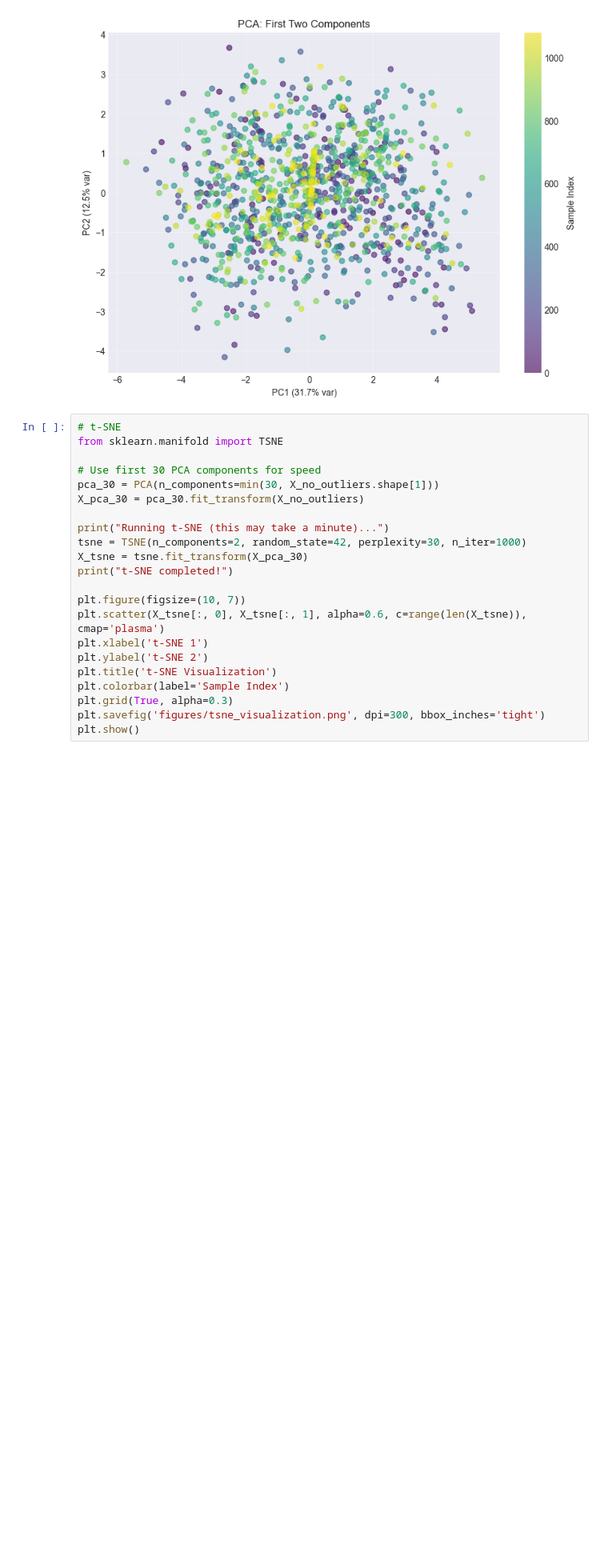
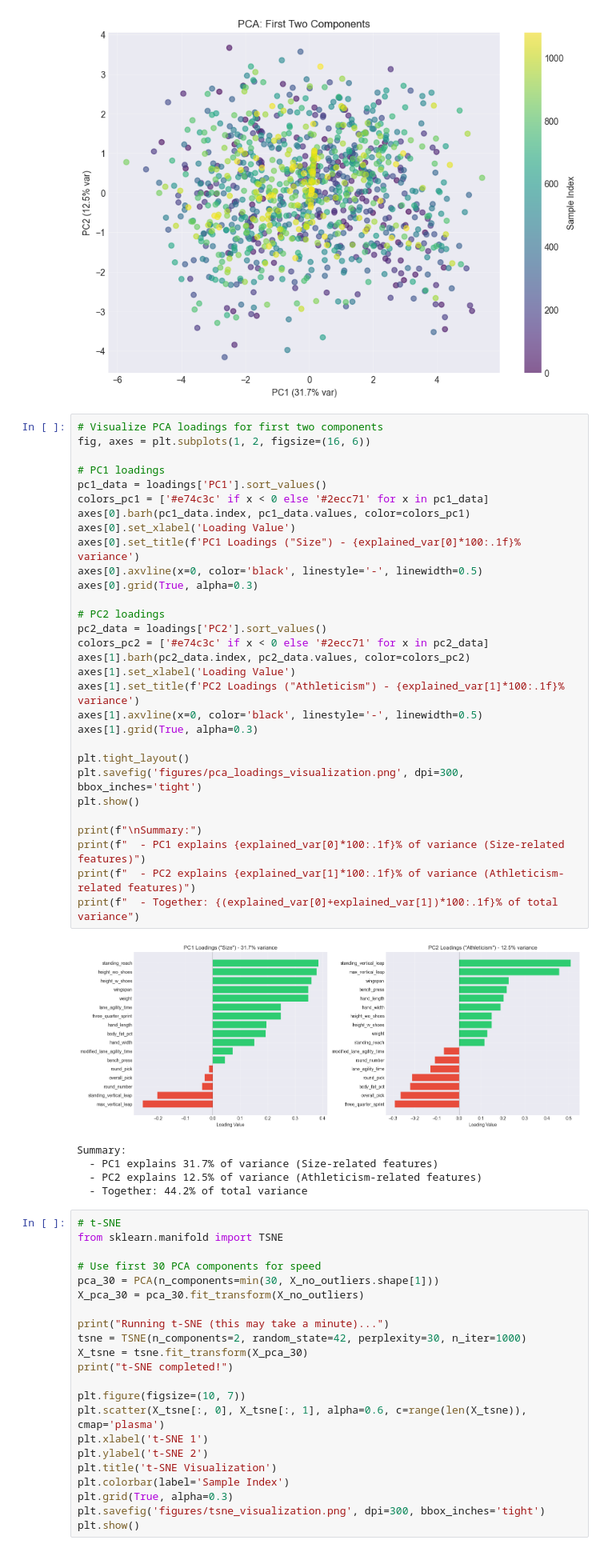
Before and after one commit to andjixi/nba-player-analysis, a Jupyter notebook: nba_data_analysis.ipynb, the cells around one changed output. Shown at 80% size. Drawn from its saved outputs; the diff is of its cells as text; blank space fills up the shorter version.

```diff
--- a/nba_data_analysis.ipynb
+++ b/nba_data_analysis.ipynb
@@ -370,6 +448,42 @@ plt.savefig('figures/pca_2d_projection.png', dpi=300, bbox_inches='tight')
 plt.show()
 # %% [output]
 [figure]
+# %%
+# Visualize PCA loadings for first two components
+fig, axes = plt.subplots(1, 2, figsize=(16, 6))
+
+# PC1 loadings
+pc1_data = loadings['PC1'].sort_values()
+colors_pc1 = ['#e74c3c' if x < 0 else '#2ecc71' for x in pc1_data]
+axes[0].barh(pc1_data.index, pc1_data.values, color=colors_pc1)
+axes[0].set_xlabel('Loading Value')
+axes[0].set_title(f'PC1 Loadings ("Size") - {explained_var[0]*100:.1f}% variance')
+axes[0].axvline(x=0, color='black', linestyle='-', linewidth=0.5)
+axes[0].grid(True, alpha=0.3)
+
+# PC2 loadings
+pc2_data = loadings['PC2'].sort_values()
+colors_pc2 = ['#e74c3c' if x < 0 else '#2ecc71' for x in pc2_data]
+axes[1].barh(pc2_data.index, pc2_data.values, color=colors_pc2)
+axes[1].set_xlabel('Loading Value')
+axes[1].set_title(f'PC2 Loadings ("Athleticism") - {explained_var[1]*100:.1f}% variance')
+axes[1].axvline(x=0, color='black', linestyle='-', linewidth=0.5)
+axes[1].grid(True, alpha=0.3)
+
+plt.tight_layout()
+plt.savefig('figures/pca_loadings_visualization.png', dpi=300, bbox_inches='tight')
+plt.show()
+
+print(f"\nSummary:")
+print(f"  - PC1 explains {explained_var[0]*100:.1f}% of variance (Size-related features)")
+print(f"  - PC2 explains {explained_var[1]*100:.1f}% of variance (Athleticism-related features)")
+print(f"  - Together: {(explained_var[0]+explained_var[1])*100:.1f}% of total variance")
+# %% [output]
+[figure, added]
+Summary:
+  - PC1 explains 31.7% of variance (Size-related features)
+  - PC2 explains 12.5% of variance (Athleticism-related features)
+  - Together: 44.2% of total variance
 # %%
 # t-SNE
 from sklearn.manifold import TSNE
```
Also changed, not shown: parts of 5 cells of this notebook, 9 other files.
